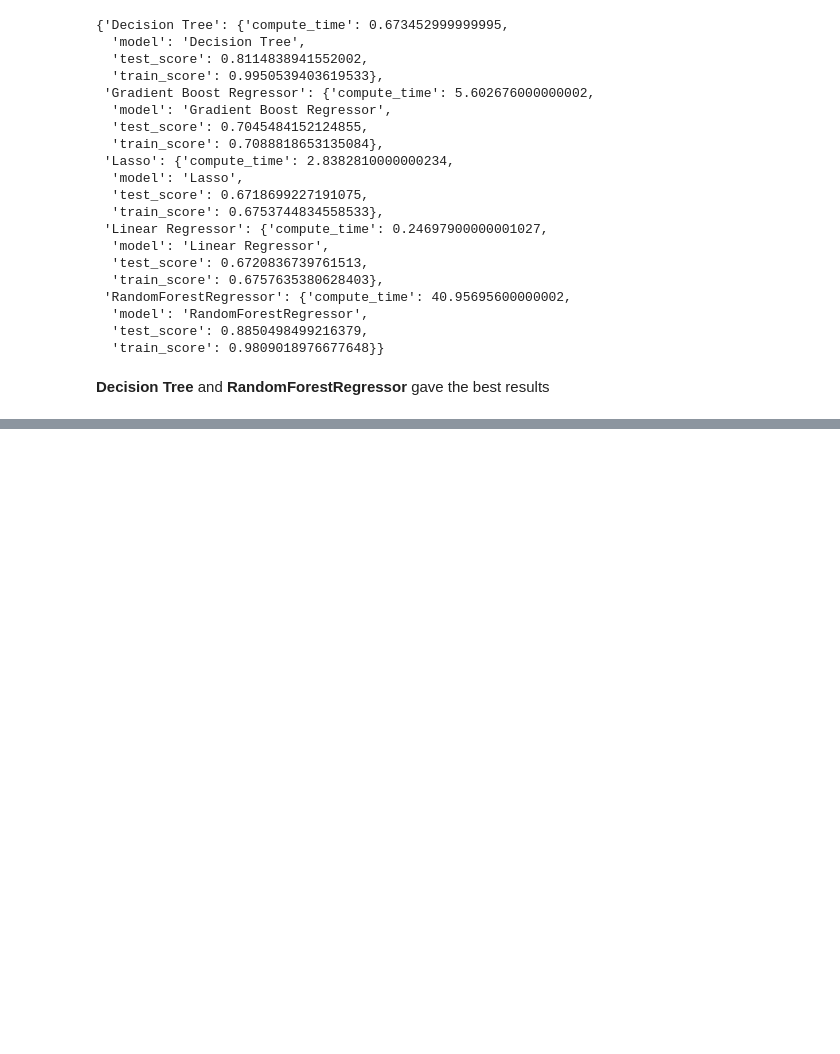
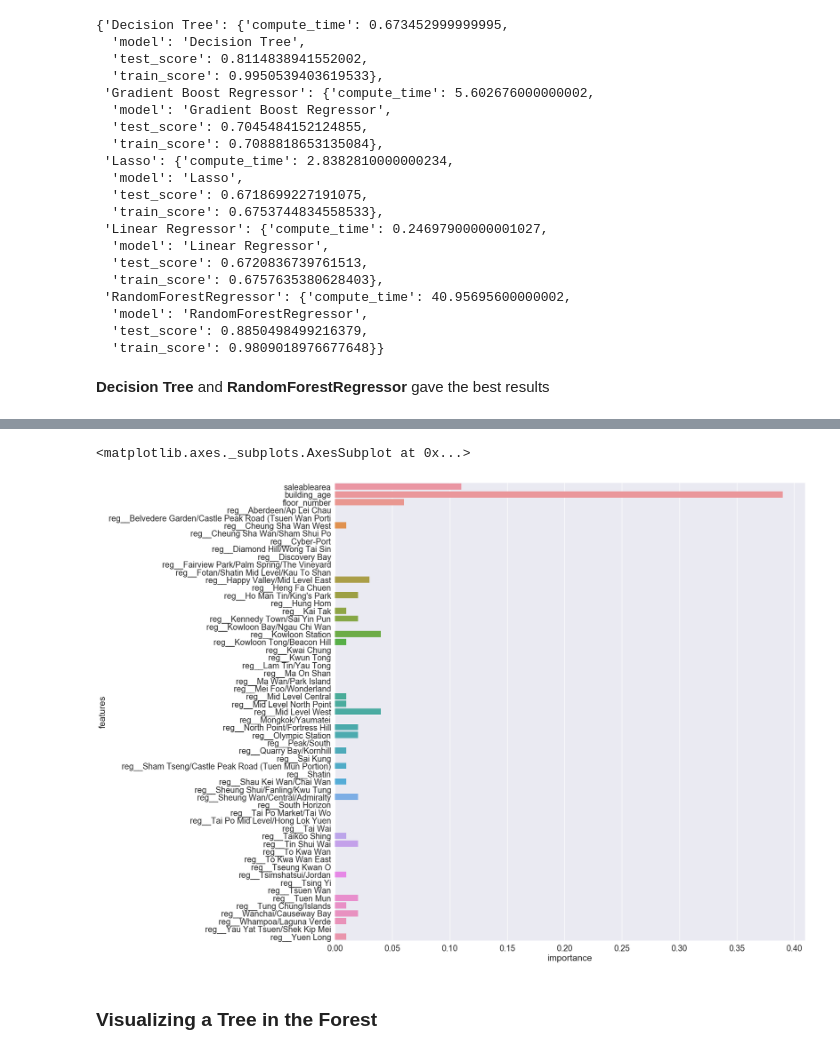
Before and after one commit to ohjho/ftds_oct_2018, a Jupyter notebook: Projects/BeginnerDataScience/04_Predict.ipynb, the cells around one changed output, grey strips where cells are left out. Drawn from its saved outputs; the diff is of its cells as text; code cells hidden in the pictures; blank space fills up the shorter version.

```diff
--- a/Projects/BeginnerDataScience/04_Predict.ipynb
+++ b/Projects/BeginnerDataScience/04_Predict.ipynb
@@ -211,0 +253,17 @@ array([17556.03725771])
+# %%
+feat_importance = { feat: round(importance, 2)
+                   for feat, importance in
+                   zip(X_test.columns, deploy_model.feature_importances_ )
+                  }
+df_featimp = pd.DataFrame(pd.Series( feat_importance , index = feat_importance.keys() )).reset_index()
+df_featimp.columns = ['features', 'importance']
+#df_featimp.sort_values( by = 'importance', ascending = False)
+
+plt.figure(figsize = (20,20))
+sns.set(style = 'darkgrid', context = 'talk', font_scale= 1.5)
+sns.barplot( x = 'importance', y = 'features', data = df_featimp)
+# %% [output]
+<matplotlib.axes._subplots.AxesSubplot at 0x...>
+[figure, added]
+# %% [markdown]
+### Visualizing a Tree in the Forest
```
Also changed, not shown: parts of 11 cells of this notebook, 3 other files.
